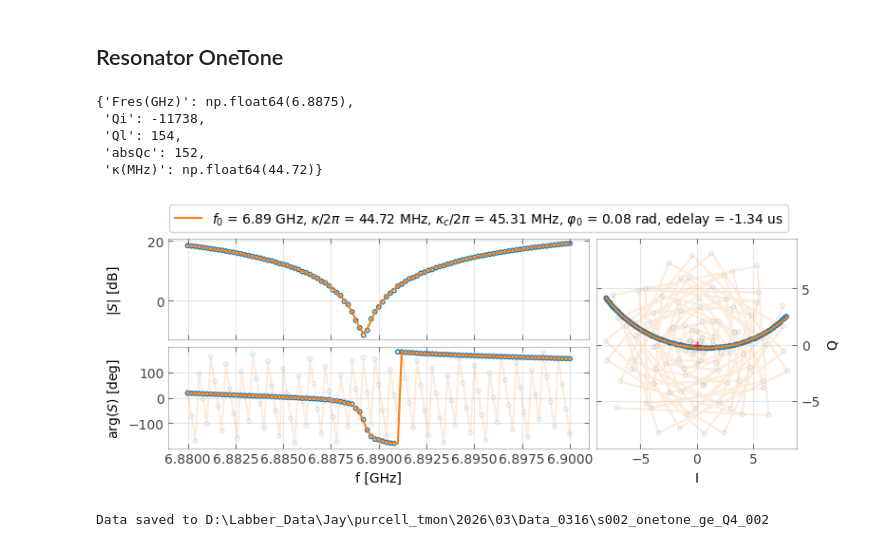
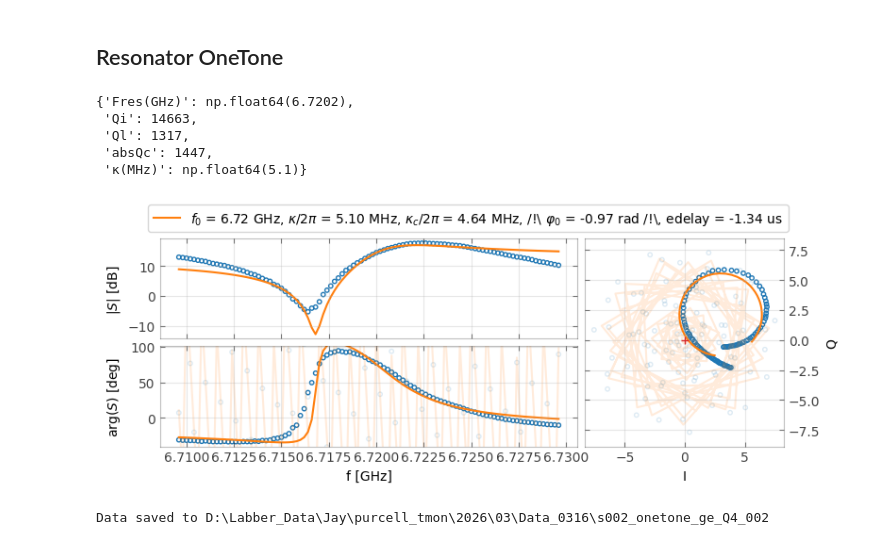
Before and after one commit to JayChien04717/SQC_soc, a Jupyter notebook: new_single_qb_cal.ipynb, the cells around one changed output. Cells and saved outputs as stored; diff of their text form; code cells hidden in the pictures.

```diff
--- a/new_single_qb_cal.ipynb
+++ b/new_single_qb_cal.ipynb
@@ -47,7 +47,7 @@ Firmware configuration (built Tue Sep 10 16:13:40 2024):
 from qick_workspace.tools.system_tool import ExperimentConfig
 from qick_workspace.tools.system_cfg import config_list
 
-qubit = "Q4"
+qubit = "Q1"
 config_all = ExperimentConfig(config_list)
 run_cfg = config_all.get_qubit(qubit)
 # %% [markdown]
@@ -108,35 +108,35 @@ config_all.update("trig_time", 0.49, q_index=qubit)
 # %%
 from qick_workspace.newscrip.s002_res_spec_ge import ResonatorSpec
 
 START_FREQ = config_all.get_qubit(qubit)["res_freq_ge"] - 10 # [MHz]
 STOP_FREQ = config_all.get_qubit(qubit)["res_freq_ge"] + 10  # [MHz]
 
 
 STEPS = 101
 
-config_all.update("res.res_gain_ge", 0.5, q_index=qubit)
+config_all.update("res.res_gain_ge", 0.4, q_index=qubit)
 run_cfg = config_all.get_qubit(qubit)
 
 run_cfg.update(
     [
         ("steps", STEPS),
         ("res_freq_ge", QickSweep1D("freqloop", START_FREQ, STOP_FREQ)),
         ("relax_delay", 0),
     ]
 )
 
 onetone = ResonatorSpec(soc, soccfg, run_cfg)
 fres = onetone.run(py_avg=10, solve_type="hm")
 ## update value ##
 config_all.update("res.res_freq_ge", round(fres[0] / 1e6, 4), q_index=qubit)
 # onetone.saveLabber(qubit, yoko_value=None, config_all=config_all)
 # %% [output]
-{'Fres(GHz)': np.float64(6.8875),
- 'Qi': -11738,
- 'Ql': 154,
- 'absQc': 152,
- 'κ(MHz)': np.float64(44.72)}
+{'Fres(GHz)': np.float64(6.7202),
+ 'Qi': 14663,
+ 'Ql': 1317,
+ 'absQc': 1447,
+ 'κ(MHz)': np.float64(5.1)}
-[figure, old version]
+[figure, new version]
 # %%
 onetone.saveLabber(qubit, yoko_value=None, config_all=config_all)
 # %% [output]
```
Also changed, not shown: parts of 9 cells of this notebook, 3 other files.
